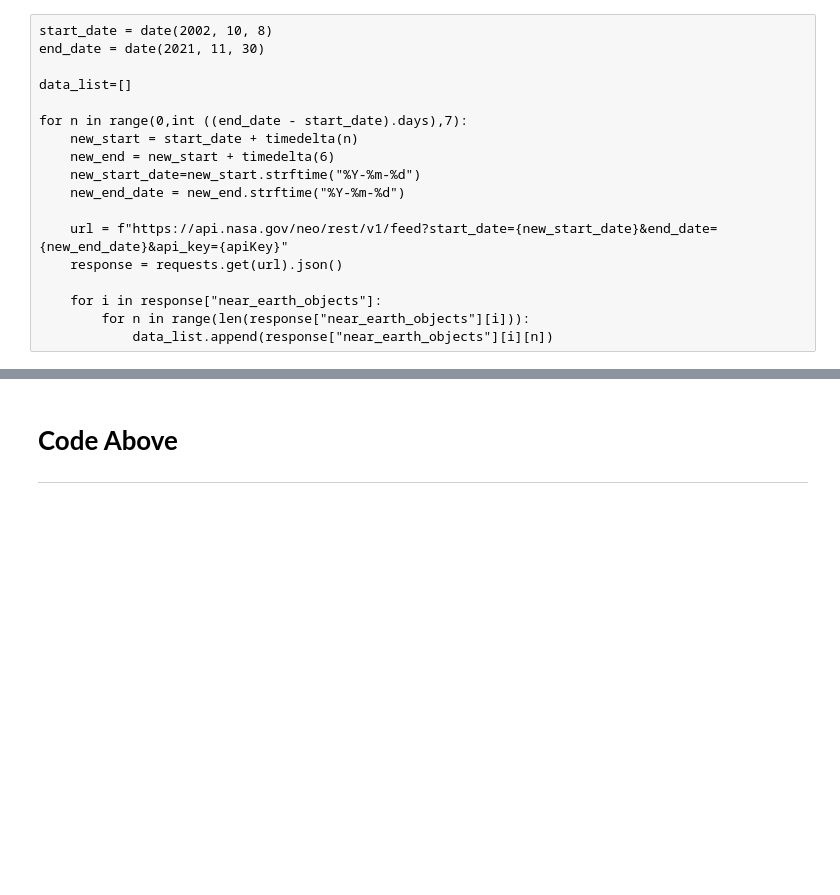
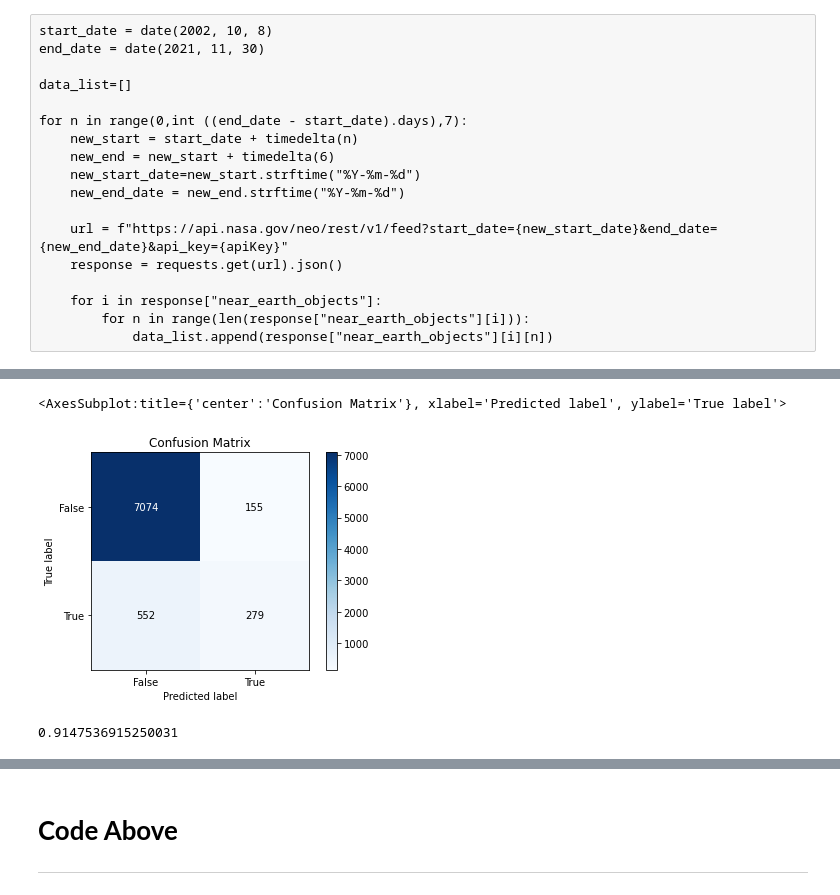
Before and after one commit to kashishverma10/neo_classification, a Jupyter notebook: NASA.ipynb, the cells around one changed output, grey strips where cells are left out. Drawn from its saved outputs; the diff is of its cells as text; code cells hidden in the pictures; blank space fills up the shorter version.

```diff
--- a/NASA.ipynb
+++ b/NASA.ipynb
@@ -210,0 +383,10 @@ dtype: object
+# %%
+# initializing our random forest model
+rf = RandomForestClassifier(n_estimators=30)
+rf.fit(X_train, y_train)
+
+# using our model to predict
+y_pred = rf.predict(X_test)
+
+# accuracy score
+accuracy_score(y_test, y_pred)
@@ -210,0 +406,12 @@ dtype: object
+# %%
+skplt.metrics.plot_confusion_matrix(y_test, y_pred)
+# %% [output]
+<AxesSubplot:title={'center':'Confusion Matrix'}, xlabel='Predicted label', ylabel='True label'>
+[figure, added]
+# %%
+rf = RandomForestClassifier(n_estimators=30, random_state=110)
+rf.fit(X_train, y_train)
+y_pred = rf.predict(X_val)
+print(accuracy_score(y_val, y_pred))
+# %% [output]
+0.9147536915250031
```
Also changed, not shown: parts of 36 cells of this notebook.
